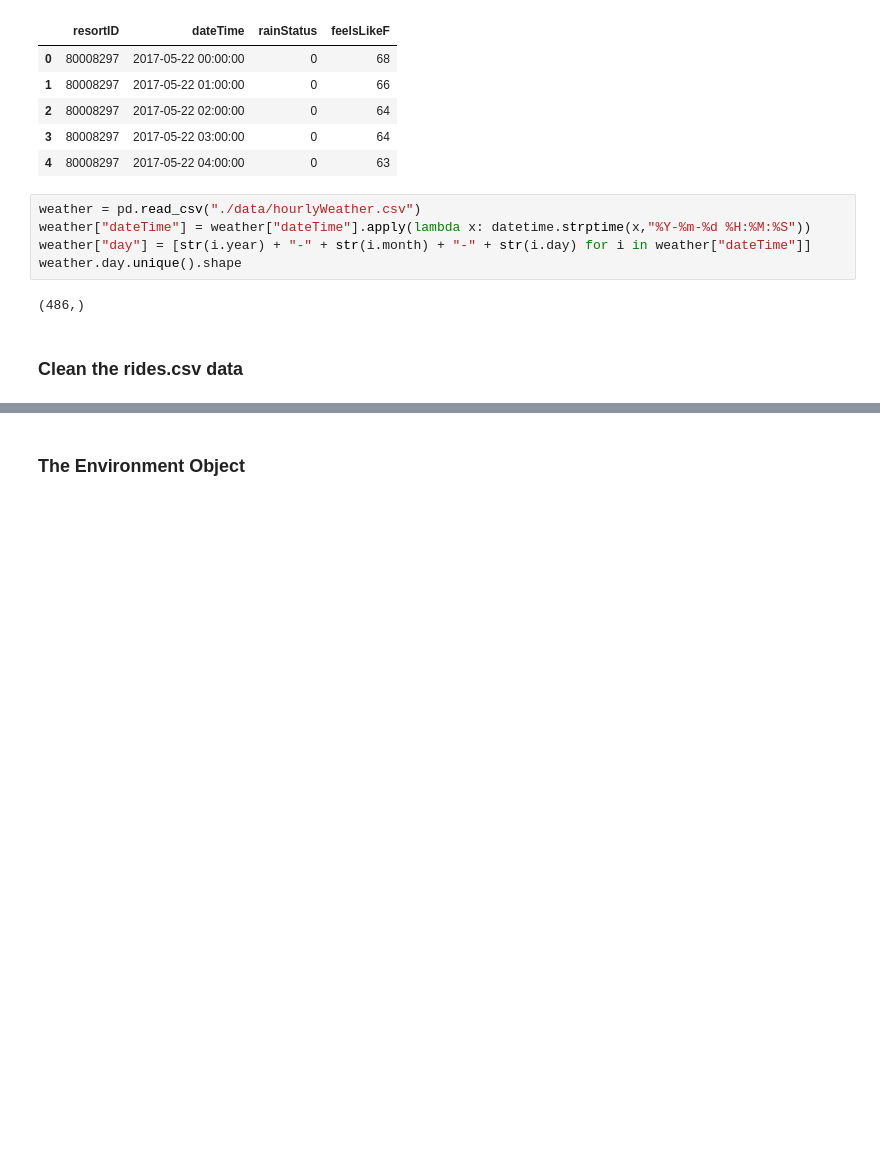
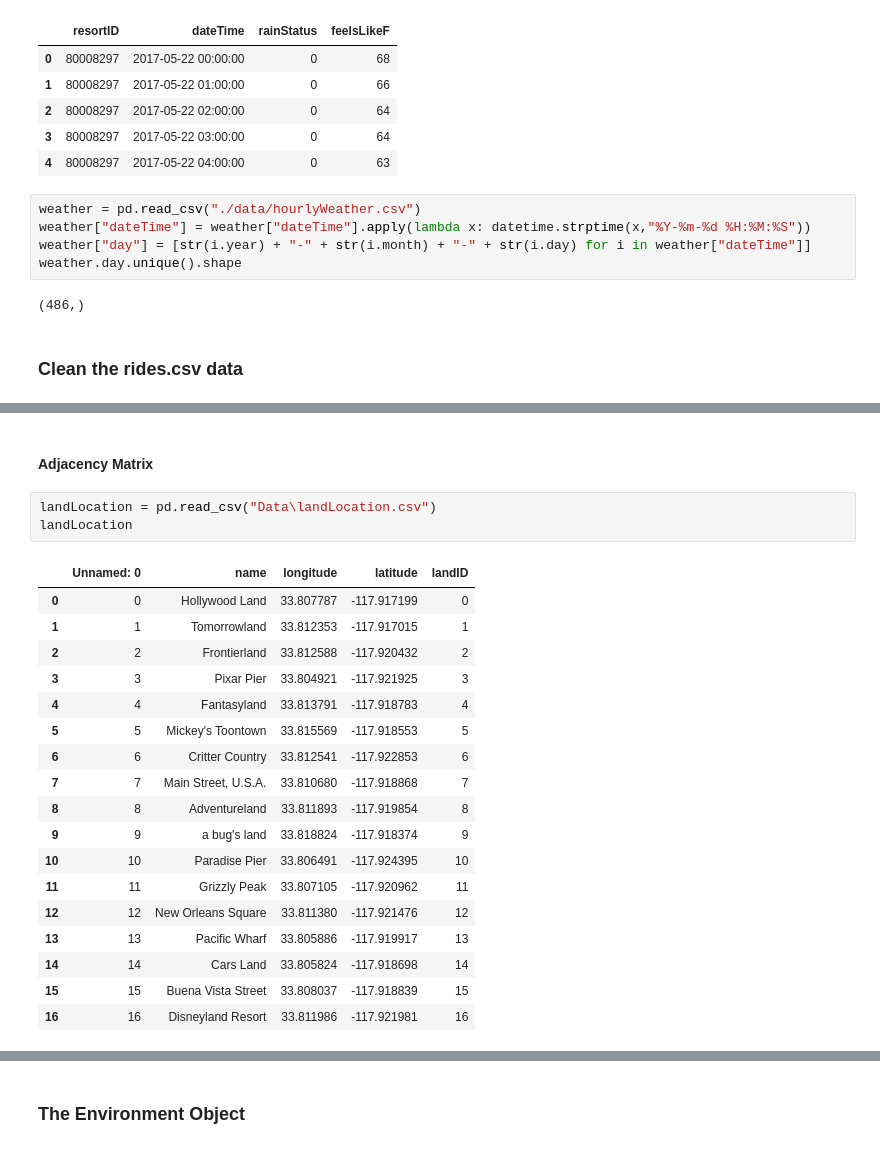
Before and after one commit to Hiroki39/DS-GA-3001-007-Final-Project, a Jupyter notebook: notebooks/basic processing and environment framework.ipynb, the cells around one changed output, grey strips where cells are left out. Cells and saved outputs as stored; diff of their text form; blank space fills up the shorter version.

```diff
--- a/notebooks/basic processing and environment framework.ipynb
+++ b/notebooks/basic processing and environment framework.ipynb
@@ -94,0 +104,24 @@ rides.iloc()[[index for index,content in enumerate(rides.land) if type(content)!
+# %% [markdown]
+#### Adjacency Matrix
+# %%
+landLocation = pd.read_csv("Data\landLocation.csv")
+landLocation
+# %% [output]
+|  | Unnamed: 0 | name | longitude | latitude | landID |
+| 0 | 0 | Hollywood Land | 33.807787 | -117.917199 | 0 |
+| 1 | 1 | Tomorrowland | 33.812353 | -117.917015 | 1 |
+| 2 | 2 | Frontierland | 33.812588 | -117.920432 | 2 |
+| 3 | 3 | Pixar Pier | 33.804921 | -117.921925 | 3 |
+| 4 | 4 | Fantasyland | 33.813791 | -117.918783 | 4 |
+| 5 | 5 | Mickey's Toontown | 33.815569 | -117.918553 | 5 |
+| 6 | 6 | Critter Country | 33.812541 | -117.922853 | 6 |
+| 7 | 7 | Main Street, U.S.A. | 33.810680 | -117.918868 | 7 |
+| 8 | 8 | Adventureland | 33.811893 | -117.919854 | 8 |
+| 9 | 9 | a bug's land | 33.818824 | -117.918374 | 9 |
+| 10 | 10 | Paradise Pier | 33.806491 | -117.924395 | 10 |
+| 11 | 11 | Grizzly Peak | 33.807105 | -117.920962 | 11 |
+| 12 | 12 | New Orleans Square | 33.811380 | -117.921476 | 12 |
+| 13 | 13 | Pacific Wharf | 33.805886 | -117.919917 | 13 |
+| 14 | 14 | Cars Land | 33.805824 | -117.918698 | 14 |
+| 15 | 15 | Buena Vista Street | 33.808037 | -117.918839 | 15 |
+| 16 | 16 | Disneyland Resort | 33.811986 | -117.921981 | 16 |
```
Also changed, not shown: parts of 15 cells of this notebook.
